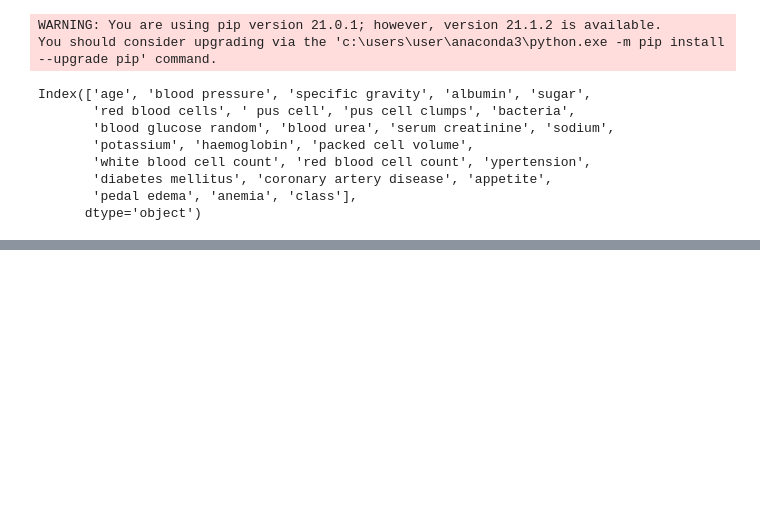
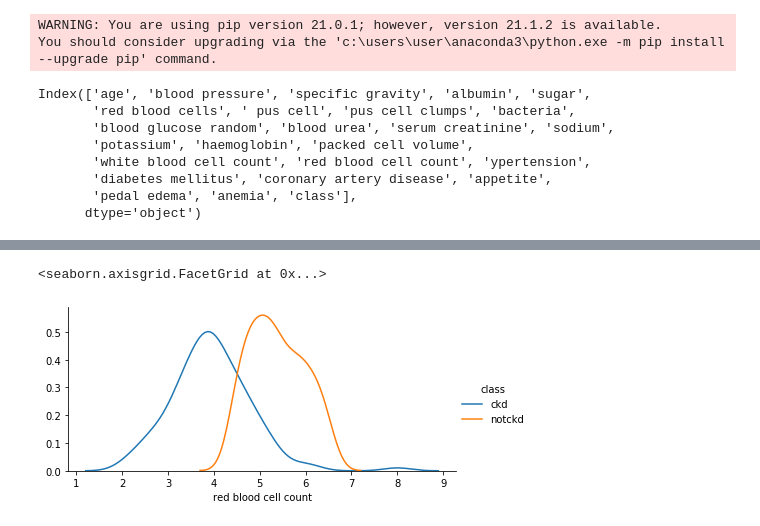
Before and after one commit to ruhulamin005/Predict-status-of-Chronic-kidney-disease, a Jupyter notebook: kidney disease status prediction.ipynb, the cells around one changed output, grey strips where cells are left out. Drawn from its saved outputs; the diff is of its cells as text; code cells hidden in the pictures; blank space fills up the shorter version.

```diff
--- a/kidney disease status prediction.ipynb
+++ b/kidney disease status prediction.ipynb
@@ -317,0 +335,7 @@ px.violin(df,y= 'red blood cell count', x='class',color='class')
+# %%
+grid = sns.FacetGrid(df,hue='class',aspect = 2)
+grid.map(sns.kdeplot,'red blood cell count')
+grid.add_legend()
+# %% [output]
+<seaborn.axisgrid.FacetGrid at 0x...>
+[figure, added]
```
Also changed, not shown: parts of 9 cells of this notebook.
